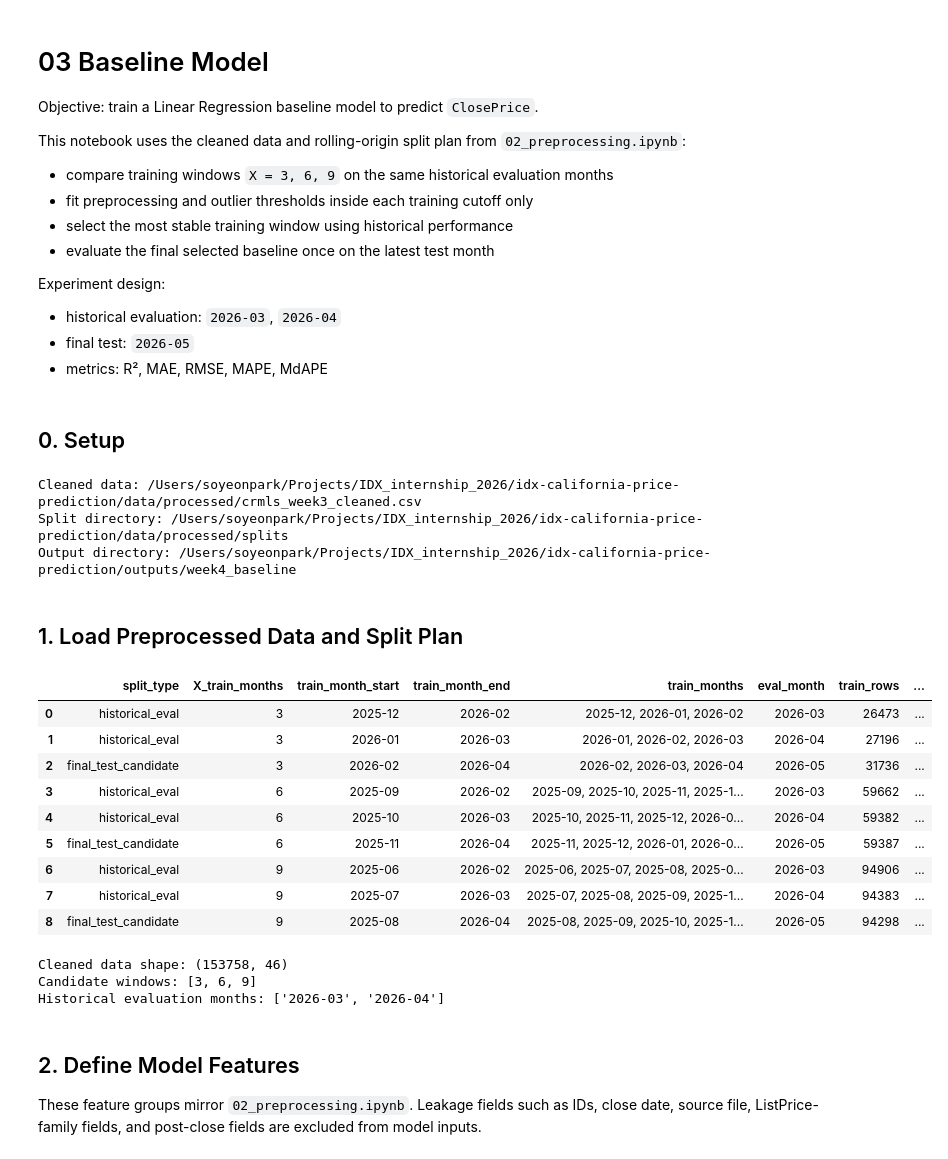
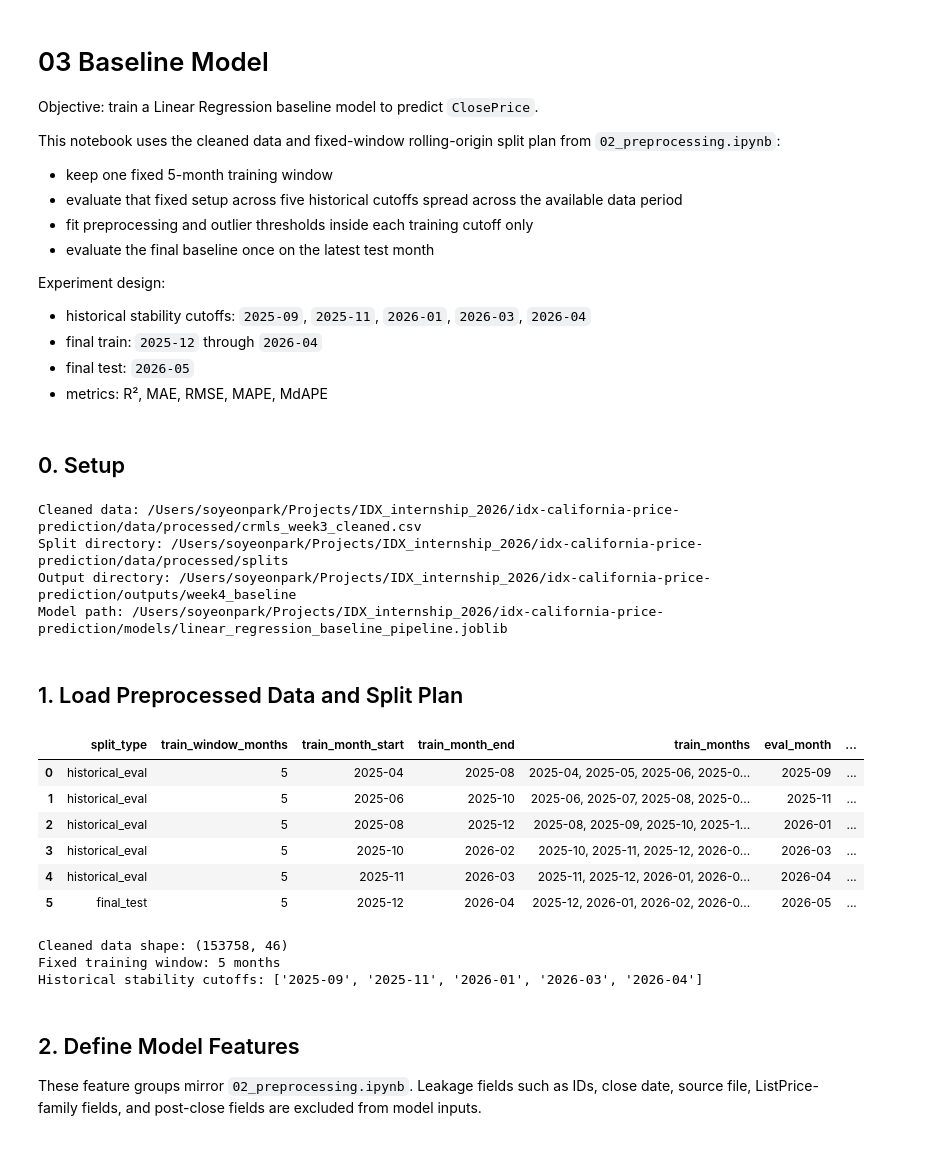
Before and after one commit to syp4137/idx-california-price-prediction, a Jupyter notebook: notebooks/03_baseline_model.ipynb, the cells around one changed output. Saved outputs shown, nothing was run; the diff lists cells and outputs as text; code cells hidden in the pictures.

Commit message:
Update Rolling-origin backtest

```diff
--- a/notebooks/03_baseline_model.ipynb
+++ b/notebooks/03_baseline_model.ipynb
@@ -3,14 +3,15 @@
 
 Objective: train a Linear Regression baseline model to predict `ClosePrice`.
 
-This notebook uses the cleaned data and rolling-origin split plan from `02_preprocessing.ipynb`:
-- compare training windows `X = 3, 6, 9` on the same historical evaluation months
+This notebook uses the cleaned data and fixed-window rolling-origin split plan from `02_preprocessing.ipynb`:
+- keep one fixed 5-month training window
+- evaluate that fixed setup across five historical cutoffs spread across the available data period
 - fit preprocessing and outlier thresholds inside each training cutoff only
-- select the most stable training window using historical performance
-- evaluate the final selected baseline once on the latest test month
+- evaluate the final baseline once on the latest test month
 
 Experiment design:
-- historical evaluation: `2026-03`, `2026-04`
+- historical stability cutoffs: `2025-09`, `2025-11`, `2026-01`, `2026-03`, `2026-04`
+- final train: `2025-12` through `2026-04`
 - final test: `2026-05`
 - metrics: R², MAE, RMSE, MAPE, MdAPE
 # %% [markdown]
@@ -18,6 +19,7 @@ Experiment design:
 # %%
 from pathlib import Path
 
+import joblib
 import matplotlib.pyplot as plt
 import numpy as np
 import pandas as pd
@@ -38,63 +40,66 @@ PROJECT_ROOT = Path.cwd().parent if Path.cwd().name == "notebooks" else Path.cwd
 PROCESSED_DATA_DIR = PROJECT_ROOT / "data" / "processed"
 SPLIT_DIR = PROCESSED_DATA_DIR / "splits"
 OUTPUT_DIR = PROJECT_ROOT / "outputs" / "week4_baseline"
+MODEL_DIR = PROJECT_ROOT / "models"
 OUTPUT_DIR.mkdir(parents=True, exist_ok=True)
+MODEL_DIR.mkdir(parents=True, exist_ok=True)
 
 CLEANED_CSV = PROCESSED_DATA_DIR / "crmls_week3_cleaned.csv"
 SPLIT_PLAN_CSV = PROCESSED_DATA_DIR / "crmls_week3_split_plan.csv"
+FINAL_TRAIN_CSV = SPLIT_DIR / "final_train_fixed_window_cleaned.csv"
 TEST_CSV = SPLIT_DIR / "test_latest_month_cleaned.csv"
+MODEL_PATH = MODEL_DIR / "linear_regression_baseline_pipeline.joblib"
 
 print(f"Cleaned data: {CLEANED_CSV}")
 print(f"Split directory: {SPLIT_DIR}")
 print(f"Output directory: {OUTPUT_DIR}")
+print(f"Model path: {MODEL_PATH}")
 # %% [output]
 Cleaned data: /Users/soyeonpark/Projects/IDX_internship_2026/idx-california-price-prediction/data/processed/crmls_week3_cleaned.csv
 Split directory: /Users/soyeonpark/Projects/IDX_internship_2026/idx-california-price-prediction/data/processed/splits
 Output directory: /Users/soyeonpark/Projects/IDX_internship_2026/idx-california-price-prediction/outputs/week4_baseline
+Model path: /Users/soyeonpark/Projects/IDX_internship_2026/idx-california-price-prediction/models/linear_regression_baseline_pipeline.joblib
 # %% [markdown]
 ## 1. Load Preprocessed Data and Split Plan
 # %%
 clean_df = pd.read_csv(CLEANED_CSV, low_memory=False)
 split_plan = pd.read_csv(SPLIT_PLAN_CSV, dtype={"split_type": "string", "eval_month": "string"})
 
 if "CloseDate" in clean_df.columns:
     clean_df["CloseDate"] = pd.to_datetime(clean_df["CloseDate"], errors="coerce")
 if "close_month" in clean_df.columns:
     clean_df["close_month"] = pd.PeriodIndex(clean_df["close_month"], freq="M")
 
-required_split_types = {"historical_eval", "final_test_candidate"}
+required_split_types = {"historical_eval", "final_test"}
 assert required_split_types.issubset(set(split_plan["split_type"])), "Split plan is missing required split types."
 assert clean_df["ClosePrice"].notna().all(), "ClosePrice should not contain missing values."
 assert (clean_df["ClosePrice"] > 0).all(), "ClosePrice should be positive after preprocessing."
 
 historical_plan = (
     split_plan[split_plan["split_type"] == "historical_eval"]
     .copy()
-    .sort_values(["X_train_months", "eval_month"])
+    .sort_values("eval_month")
 )
-final_plan = split_plan[split_plan["split_type"] == "final_test_candidate"].copy()
+final_plan = split_plan[split_plan["split_type"] == "final_test"].copy().iloc[0]
 
-candidate_windows = sorted(historical_plan["X_train_months"].astype(int).unique().tolist())
-historical_eval_months = sorted(historical_plan["eval_month"].astype(str).unique().tolist())
+fixed_train_window_months = int(split_plan["train_window_months"].iloc[0])
+historical_eval_months = historical_plan["eval_month"].astype(str).tolist()
 
 display(split_plan)
 print(f"Cleaned data shape: {clean_df.shape}")
-print(f"Candidate windows: {candidate_windows}")
-print(f"Historical evaluation months: {historical_eval_months}")
+print(f"Fixed training window: {fixed_train_window_months} months")
+print(f"Historical stability cutoffs: {historical_eval_months}")
 # %% [output]
-|  | split_type | X_train_months | train_month_start | train_month_end | train_months | eval_month | train_rows | ... |
-| 0 | historical_eval | 3 | 2025-12 | 2026-02 | 2025-12, 2026-01, 2026-02 | 2026-03 | 26473 | ... |
-| 1 | historical_eval | 3 | 2026-01 | 2026-03 | 2026-01, 2026-02, 2026-03 | 2026-04 | 27196 | ... |
-| 2 | final_test_candidate | 3 | 2026-02 | 2026-04 | 2026-02, 2026-03, 2026-04 | 2026-05 | 31736 | ... |
-| 3 | historical_eval | 6 | 2025-09 | 2026-02 | 2025-09, 2025-10, 2025-11, 2025-1... | 2026-03 | 59662 | ... |
-| 4 | historical_eval | 6 | 2025-10 | 2026-03 | 2025-10, 2025-11, 2025-12, 2026-0... | 2026-04 | 59382 | ... |
-| 5 | final_test_candidate | 6 | 2025-11 | 2026-04 | 2025-11, 2025-12, 2026-01, 2026-0... | 2026-05 | 59387 | ... |
-| 6 | historical_eval | 9 | 2025-06 | 2026-02 | 2025-06, 2025-07, 2025-08, 2025-0... | 2026-03 | 94906 | ... |
-| 7 | historical_eval | 9 | 2025-07 | 2026-03 | 2025-07, 2025-08, 2025-09, 2025-1... | 2026-04 | 94383 | ... |
-| 8 | final_test_candidate | 9 | 2025-08 | 2026-04 | 2025-08, 2025-09, 2025-10, 2025-1... | 2026-05 | 94298 | ... |
+|  | split_type | train_window_months | train_month_start | train_month_end | train_months | eval_month | ... |
+| 0 | historical_eval | 5 | 2025-04 | 2025-08 | 2025-04, 2025-05, 2025-06, 2025-0... | 2025-09 | ... |
+| 1 | historical_eval | 5 | 2025-06 | 2025-10 | 2025-06, 2025-07, 2025-08, 2025-0... | 2025-11 | ... |
+| 2 | historical_eval | 5 | 2025-08 | 2025-12 | 2025-08, 2025-09, 2025-10, 2025-1... | 2026-01 | ... |
+| 3 | historical_eval | 5 | 2025-10 | 2026-02 | 2025-10, 2025-11, 2025-12, 2026-0... | 2026-03 | ... |
+| 4 | historical_eval | 5 | 2025-11 | 2026-03 | 2025-11, 2025-12, 2026-01, 2026-0... | 2026-04 | ... |
+| 5 | final_test | 5 | 2025-12 | 2026-04 | 2025-12, 2026-01, 2026-02, 2026-0... | 2026-05 | ... |
 Cleaned data shape: (153758, 46)
-Candidate windows: [3, 6, 9]
-Historical evaluation months: ['2026-03', '2026-04']
+Fixed training window: 5 months
+Historical stability cutoffs: ['2025-09', '2025-11', '2026-01', '2026-03', '2026-04']
 # %% [markdown]
 ## 2. Define Model Features
 
```
Also changed, not shown: parts of 19 cells of this notebook.
